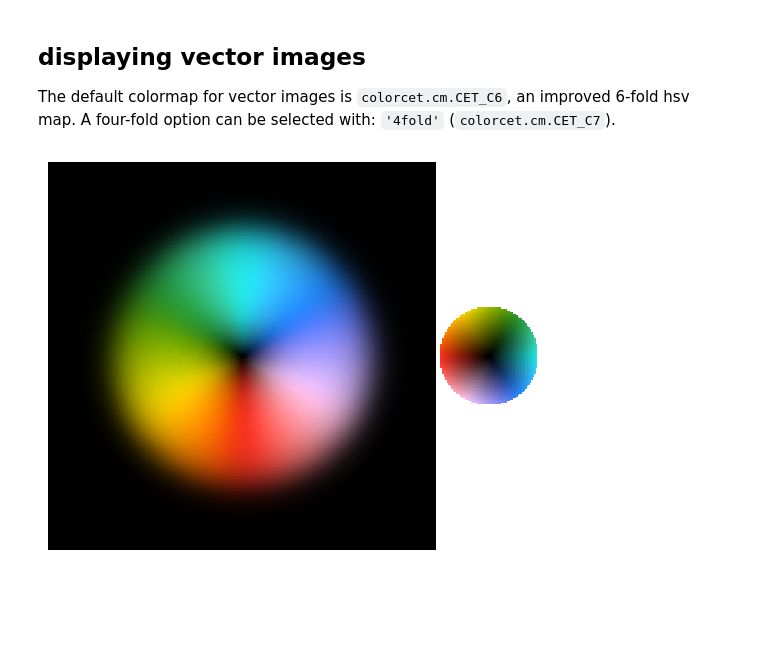
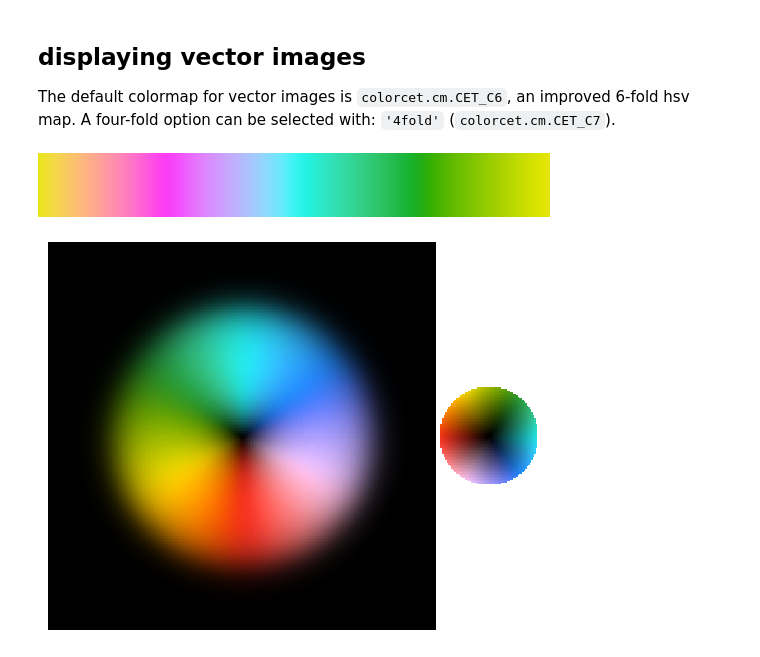
Before and after one commit to PyLorentz/PyLorentz, a Jupyter notebook: Examples/04_visualizations.ipynb, the cells around one changed output. Cells and saved outputs as stored; diff of their text form; code cells hidden in the pictures; blank space fills up the shorter version.

```diff
--- a/Examples/04_visualizations.ipynb
+++ b/Examples/04_visualizations.ipynb
@@ -113,0 +131,4 @@ bloch_z, bloch_y, bloch_x = bloch(dim=256,
+# %%
+cc.cm.CET_C7
+# %% [output]
+[figure, added]
```
Also changed, not shown: parts of 5 cells of this notebook, 5 other files.
